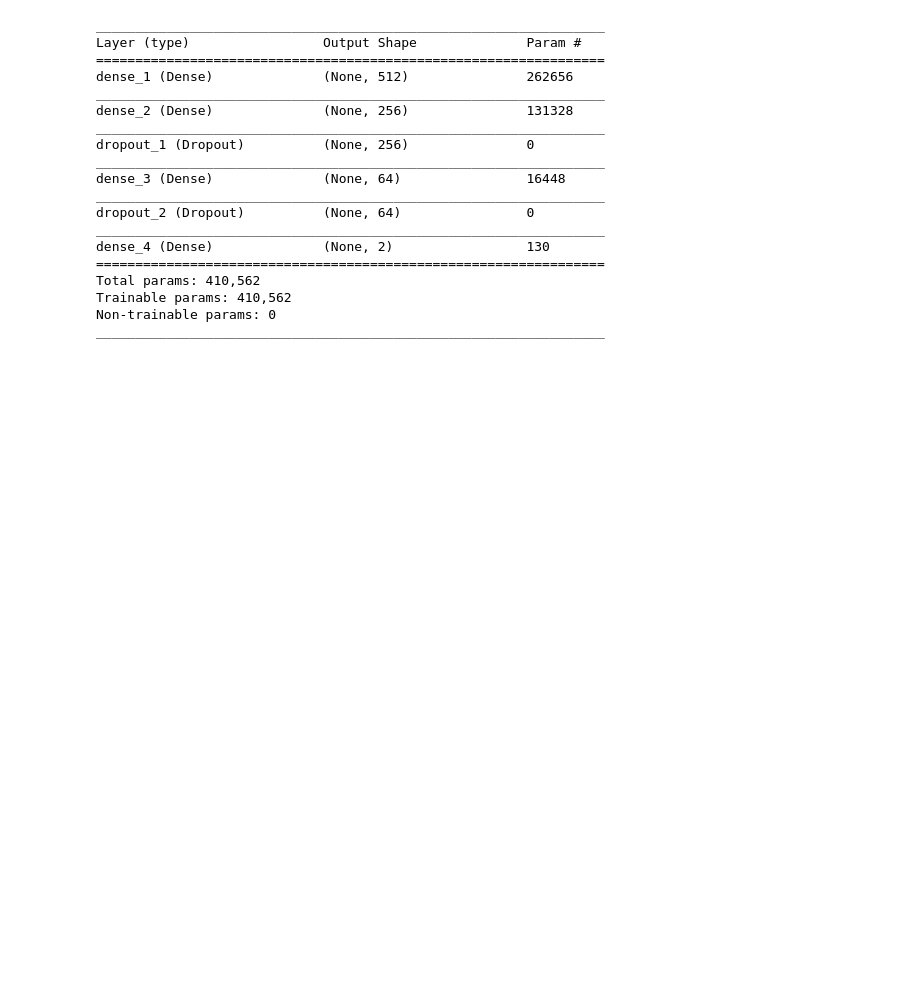
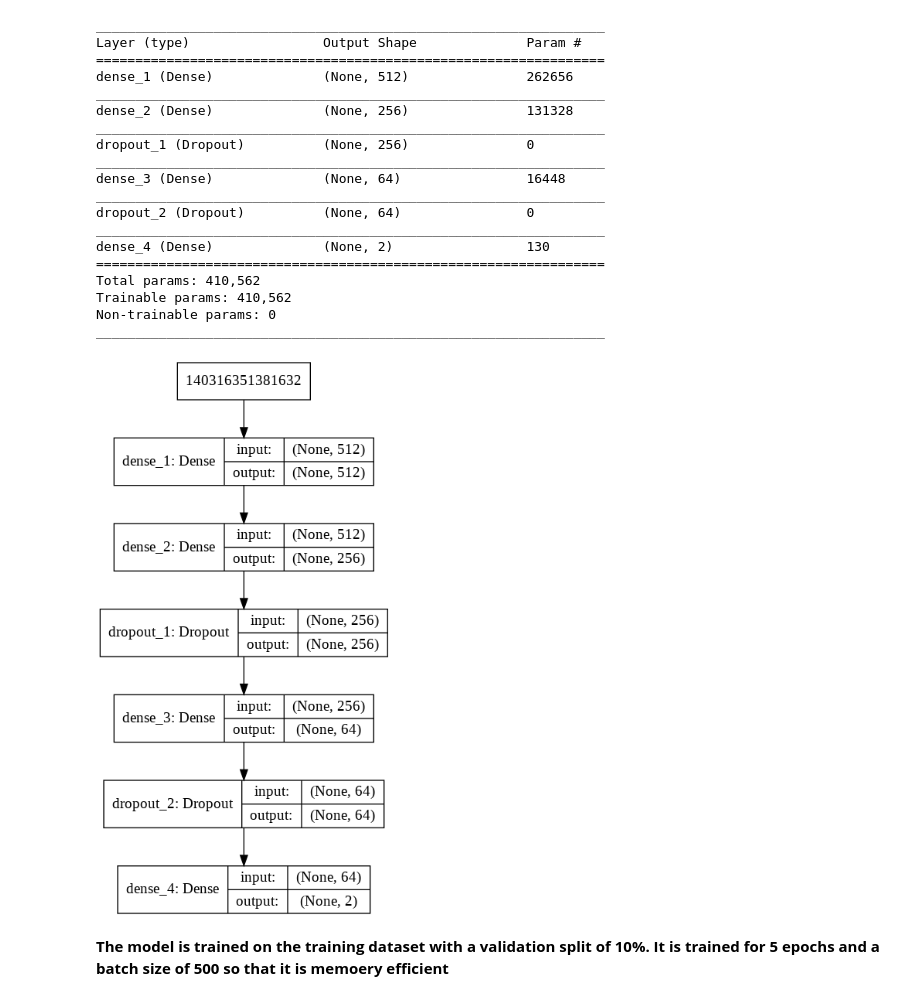
Before and after one commit to agoel00/midas, a Jupyter notebook: root/NLP_Problem/nlp.ipynb, the cells around one changed output. Drawn from its saved outputs; the diff is of its cells as text; code cells hidden in the pictures; blank space fills up the shorter version.

```diff
--- a/root/NLP_Problem/nlp.ipynb
+++ b/root/NLP_Problem/nlp.ipynb
@@ -179 +152,11 @@ model.compile(loss='categorical_crossentropy', optimizer='adam', metrics=['accur
+# %%
+from keras.utils import plot_model
+plot_model(model, to_file='model.png', show_shapes=True, show_layer_names=True)
+
+from IPython.display import Image
+Image('model.png')
+# %% [output]
+[figure, added]
+# %% [markdown]
+**The model is trained on the training dataset with a validation split of 10%. It is trained for 5 epochs and a batch size of 500 so that it is memoery efficient**
 # %%
```
Also changed, not shown: parts of 111 cells of this notebook, 1 other file.
